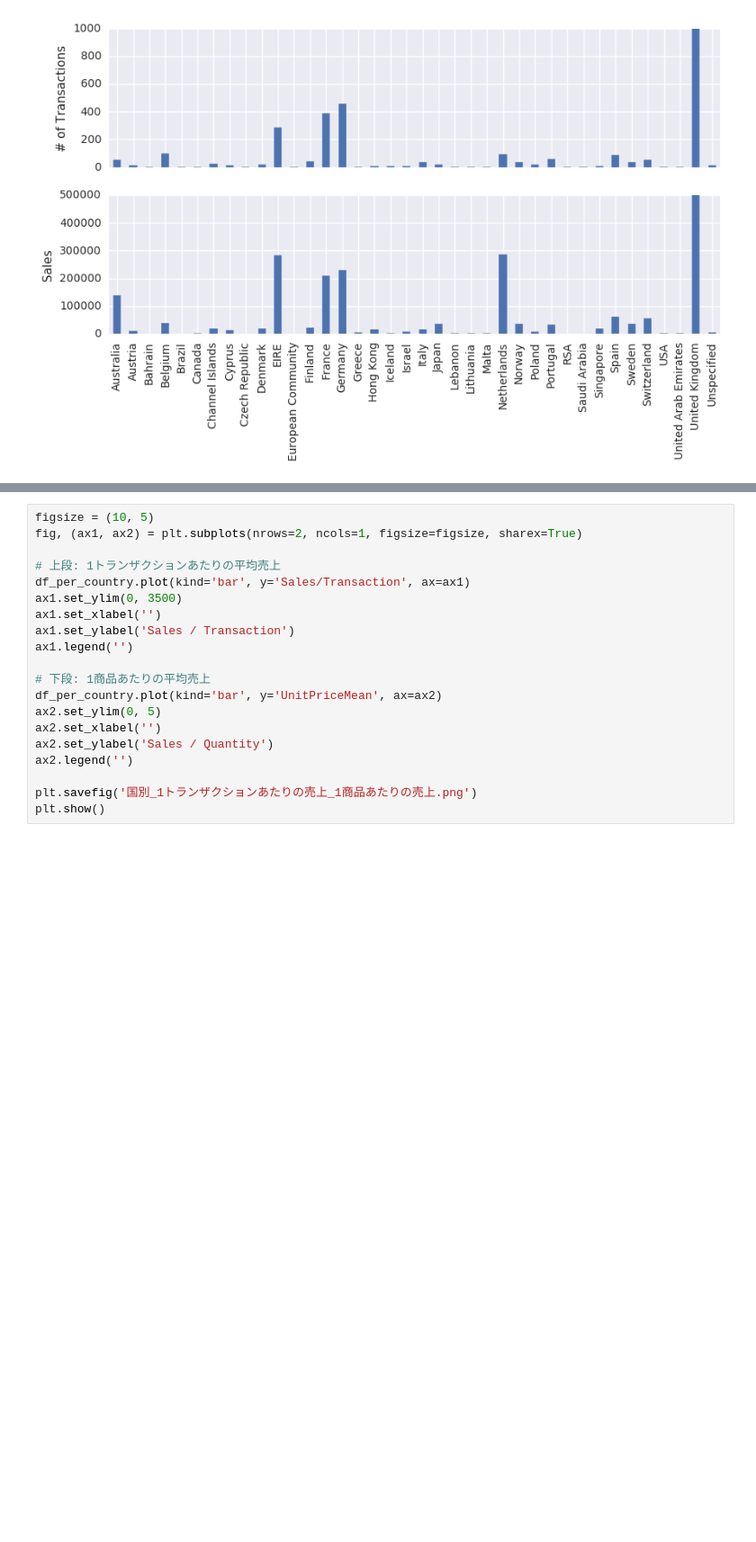
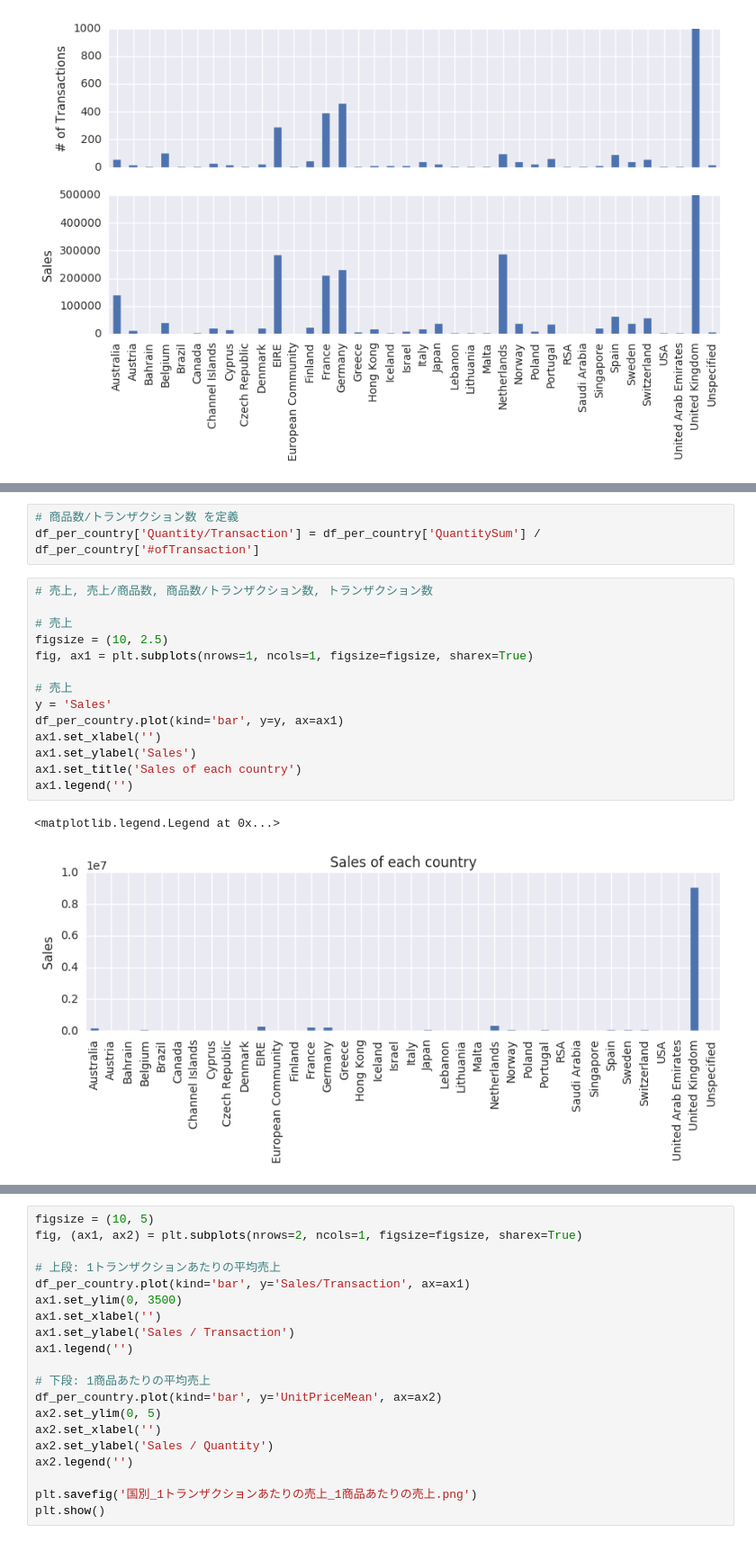
Before and after one commit to Fujiki-Nakamura/OnlineRetailAnalysis, a Jupyter notebook: EDA/per_country.ipynb, the cells around one changed output, grey strips where cells are left out. Shown at 90% size. Drawn from its saved outputs; the diff is of its cells as text; blank space fills up the shorter version.

```diff
--- a/EDA/per_country.ipynb
+++ b/EDA/per_country.ipynb
@@ -171,3 +171,23 @@ plt.show()
 # 対象となる Country: Australia, EIRE, France, Germany, Netherlands
 # %% [output]
 [figure]
+# %%
+# 商品数/トランザクション数 を定義
+df_per_country['Quantity/Transaction'] = df_per_country['QuantitySum'] / df_per_country['#ofTransaction']
+# %%
+# 売上, 売上/商品数, 商品数/トランザクション数, トランザクション数
+
+# 売上
+figsize = (10, 2.5)
+fig, ax1 = plt.subplots(nrows=1, ncols=1, figsize=figsize, sharex=True)
+
+# 売上
+y = 'Sales'
+df_per_country.plot(kind='bar', y=y, ax=ax1)
+ax1.set_xlabel('')
+ax1.set_ylabel('Sales')
+ax1.set_title('Sales of each country')
+ax1.legend('')
+# %% [output]
+<matplotlib.legend.Legend at 0x...>
+[figure, added]
```
Also changed, not shown: parts of 19 cells of this notebook, 12 other files.
